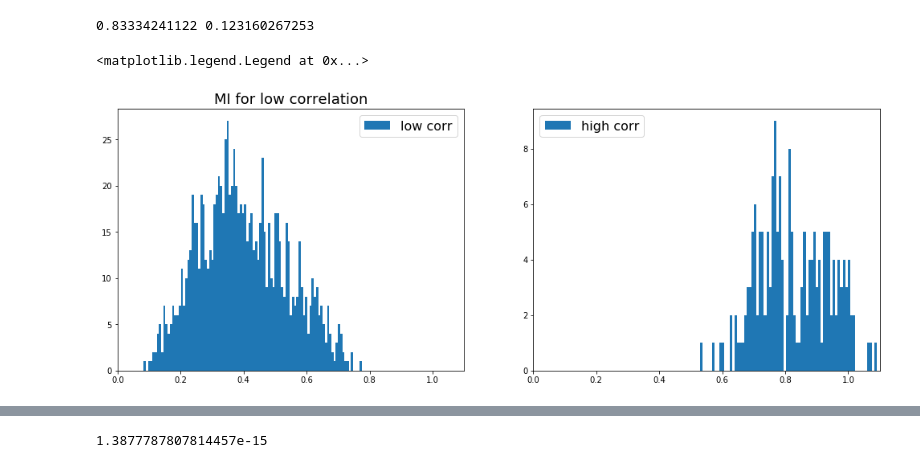
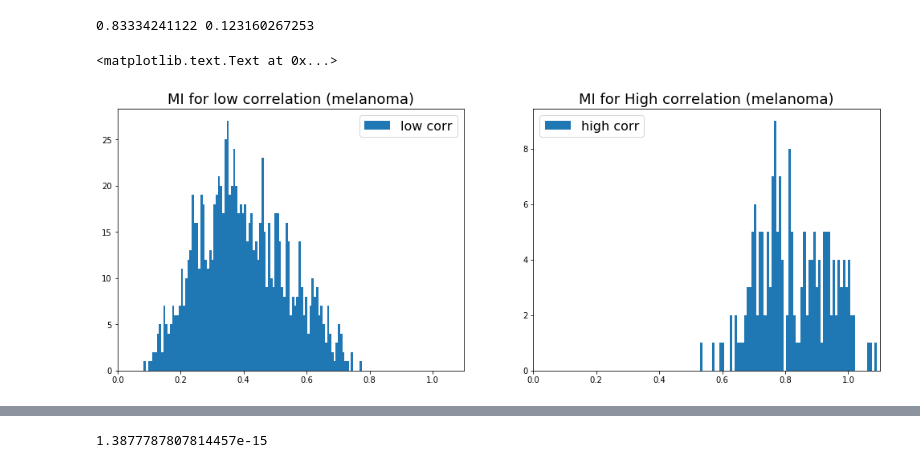
Before and after one commit to michael135/comp_bio, a Jupyter notebook: mel.ipynb, the cells around one changed output, grey strips where cells are left out. Drawn from its saved outputs; the diff is of its cells as text; code cells hidden in the pictures.

```diff
--- a/mel.ipynb
+++ b/mel.ipynb
@@ -206,19 +206,19 @@ print np.mean(mi_corr.values()), np.std(mi_corr.values())
 # %%
 plt.figure(figsize=(17, 6))
 plt.subplot(1,2,1)
 plt.hist(mi_no_corr, bins= 100, label='low corr');
 plt.xlim(0,1.1)
 plt.legend(fontsize=16)
-plt.title('MI for low correlation', fontsize=18)
+plt.title('MI for low correlation (melanoma)', fontsize=18)
 plt.subplot(1,2,2)
 plt.hist(mi_corr.values(), bins=100, label='high corr');
 plt.xlim(0,1.1)
 # plt.ylim(0,2 * 10 **3)
 plt.legend(fontsize=16)
-plt.title('MI for High correlation', fontsize=18)
+plt.title('MI for High correlation (melanoma)', fontsize=18)
 # %% [output]
-<matplotlib.legend.Legend at 0x...>
+<matplotlib.text.Text at 0x...>
-[figure, old version]
+[figure, new version]
 # %%
 cor_genes
 # %% [output]
```
Also changed, not shown: parts of 2 cells of this notebook, 2 other files.
